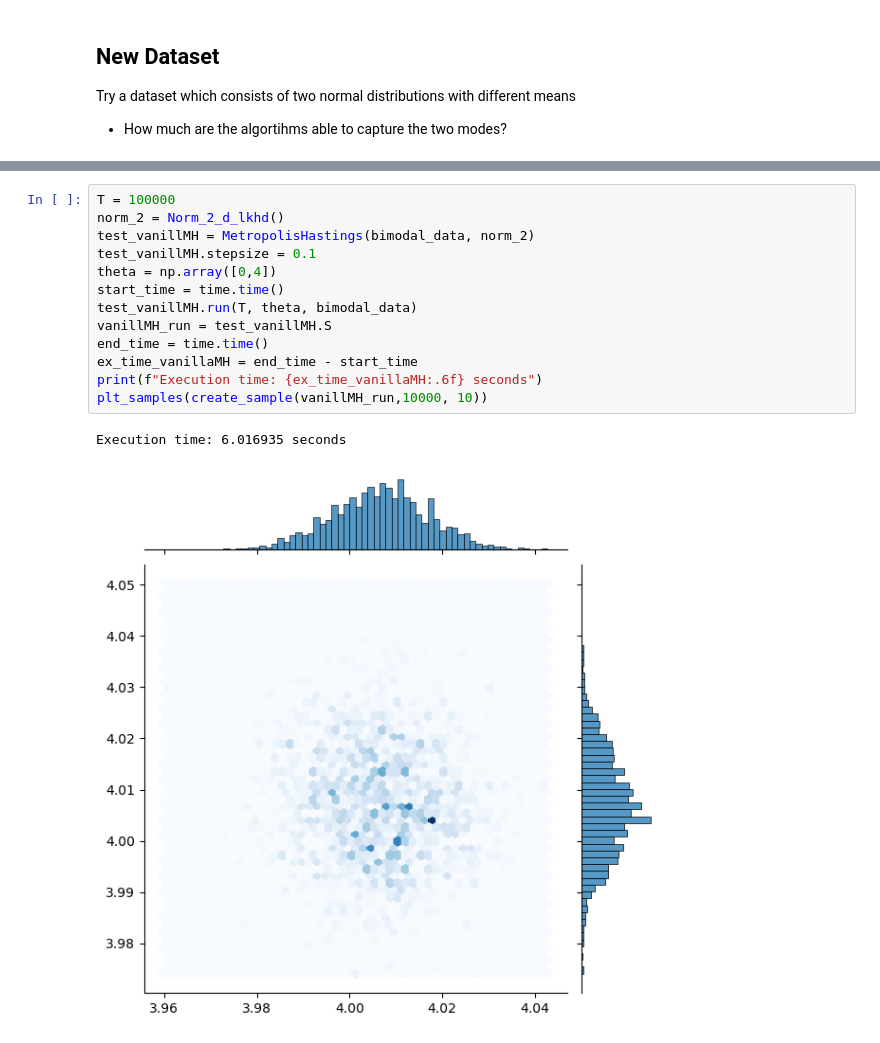
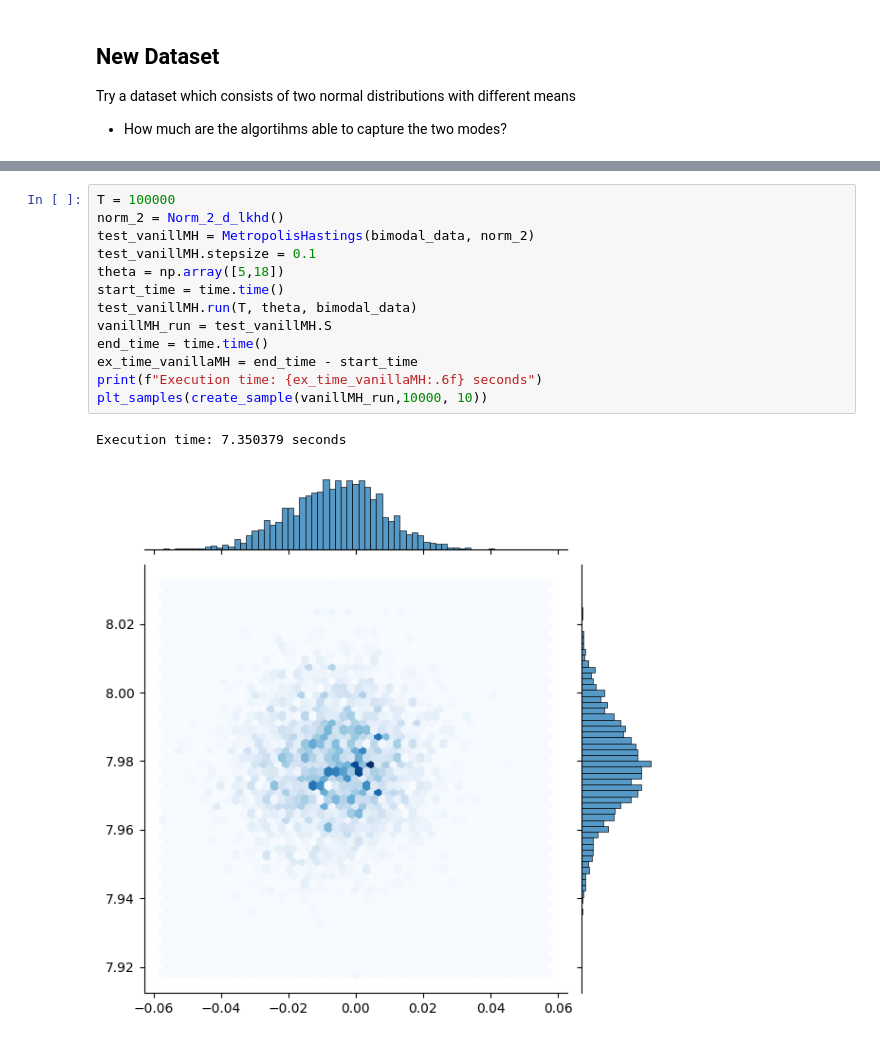
Before and after one commit to fnnrth/bt_MCMC_big_data, a Jupyter notebook: Main.ipynb, the cells around one changed output, grey strips where cells are left out. Saved outputs shown, nothing was run; the diff lists cells and outputs as text.

```diff
--- a/Main.ipynb
+++ b/Main.ipynb
@@ -241,16 +259,16 @@ plt.hist(bimodal_data, bins=100)
 # %%
 T = 100000
 norm_2 = Norm_2_d_lkhd()
 test_vanillMH = MetropolisHastings(bimodal_data, norm_2)
 test_vanillMH.stepsize = 0.1
-theta = np.array([0,4])
+theta = np.array([5,18])
 start_time = time.time()
 test_vanillMH.run(T, theta, bimodal_data)
 vanillMH_run = test_vanillMH.S
 end_time = time.time()
 ex_time_vanillaMH = end_time - start_time
 print(f"Execution time: {ex_time_vanillaMH:.6f} seconds")
 plt_samples(create_sample(vanillMH_run,10000, 10))
 # %% [output]
-Execution time: 6.016935 seconds
+Execution time: 7.350379 seconds
-[figure, old version]
+[figure, new version]
```
Also changed, not shown: parts of 4 cells of this notebook, 1 other file.
